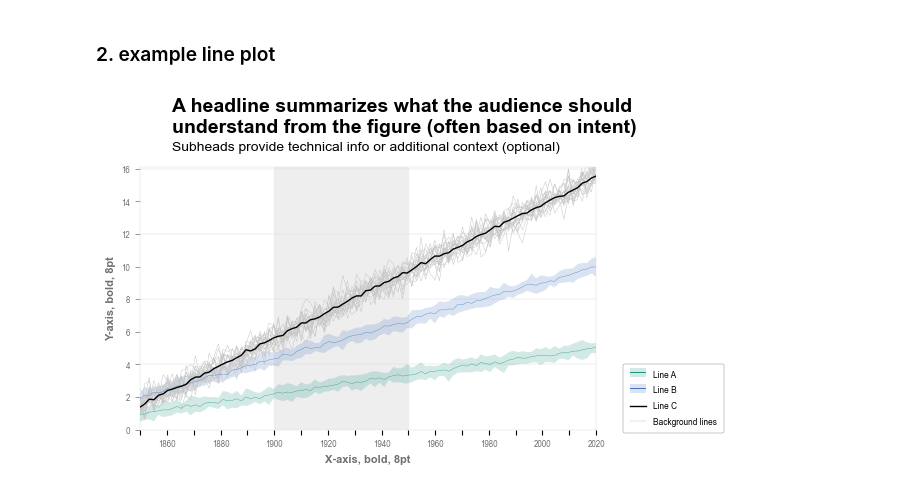
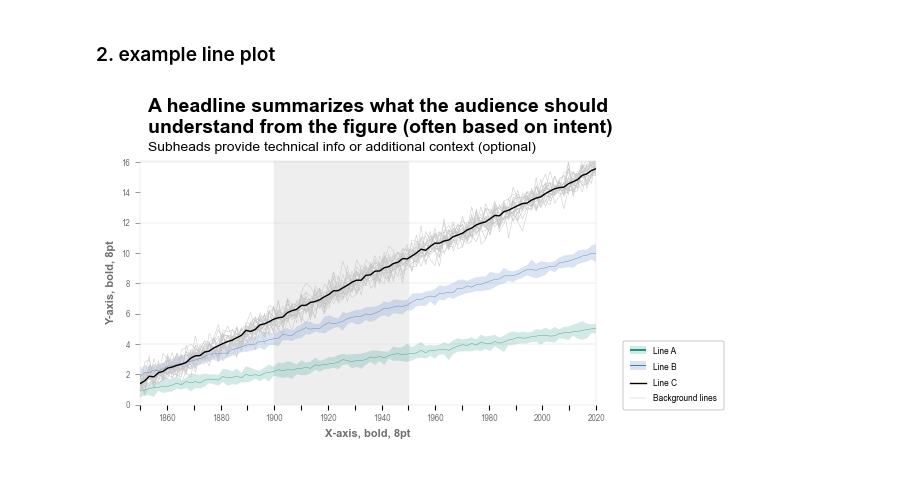
Before and after one commit to IPCC-AR7-WG1/figure-design, a Jupyter notebook: line_plot.ipynb, the cells around one changed output. Cells and saved outputs as stored; diff of their text form; code cells hidden in the pictures.

```diff
--- a/line_plot.ipynb
+++ b/line_plot.ipynb
@@ -309,35 +309,35 @@ legend = ax.legend(
     handletextpad=0.8
 )
 
 legend.get_frame().set_linewidth(axis_lw_pt)
 legend.get_frame().set_edgecolor(label_grey)
 legend.get_frame().set_facecolor('white')
 
 # -----------------------------
 # Headline & Subhead
 # -----------------------------
-ax_left = ax.get_position().x0
+ax_left = ax.get_position().x0 * 0.7
 
 fig.text(
-    ax_left, 0.95,
+    ax_left, 0.88,
     "A headline summarizes what the audience should\n"
     "understand from the figure (often based on intent)",
     fontsize=14, fontweight='bold',
     fontname='Arial', ha='left'
 )
 
 fig.text(
-    ax_left, 0.90,
+    ax_left, 0.83,
     "Subheads provide technical info or additional context (optional)",
     fontsize=10, fontname='Arial', ha='left'
 )
 
-fig.tight_layout(rect=[0, 0, 1, 0.9]) # leave space for headline & subhead
+fig.tight_layout(rect=[0, 0, 1, 0.85]) # leave space for headline & subhead
 # -----------------------------
 # Save the figure as SVG with transparent background
 # -----------------------------
 plt.savefig("./fig_svg/fig_line.svg")
 plt.show()
 plt.close()
 # %% [output]
-[figure, old version]
+[figure, new version]
```
Also changed, not shown: 1 other file.
